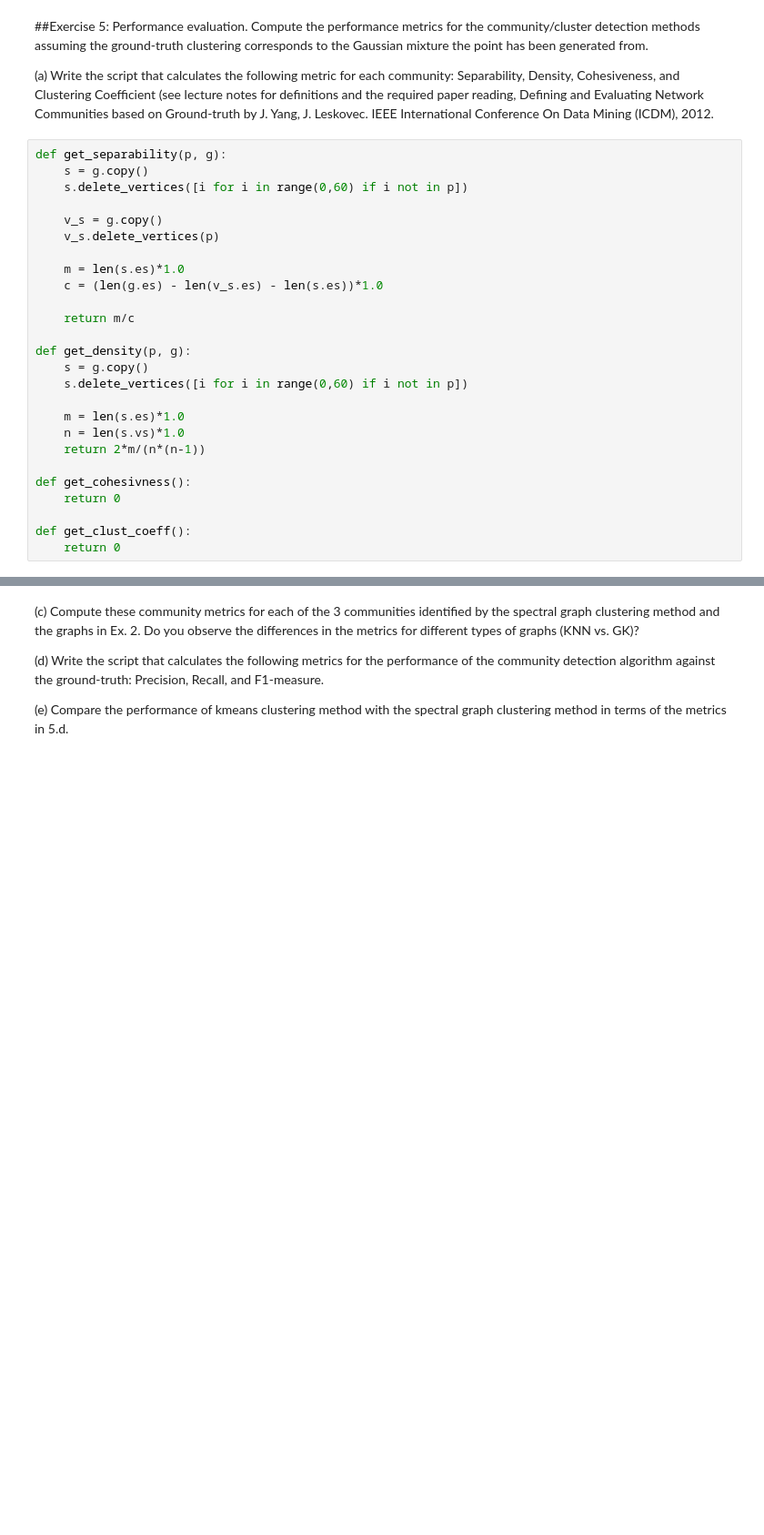
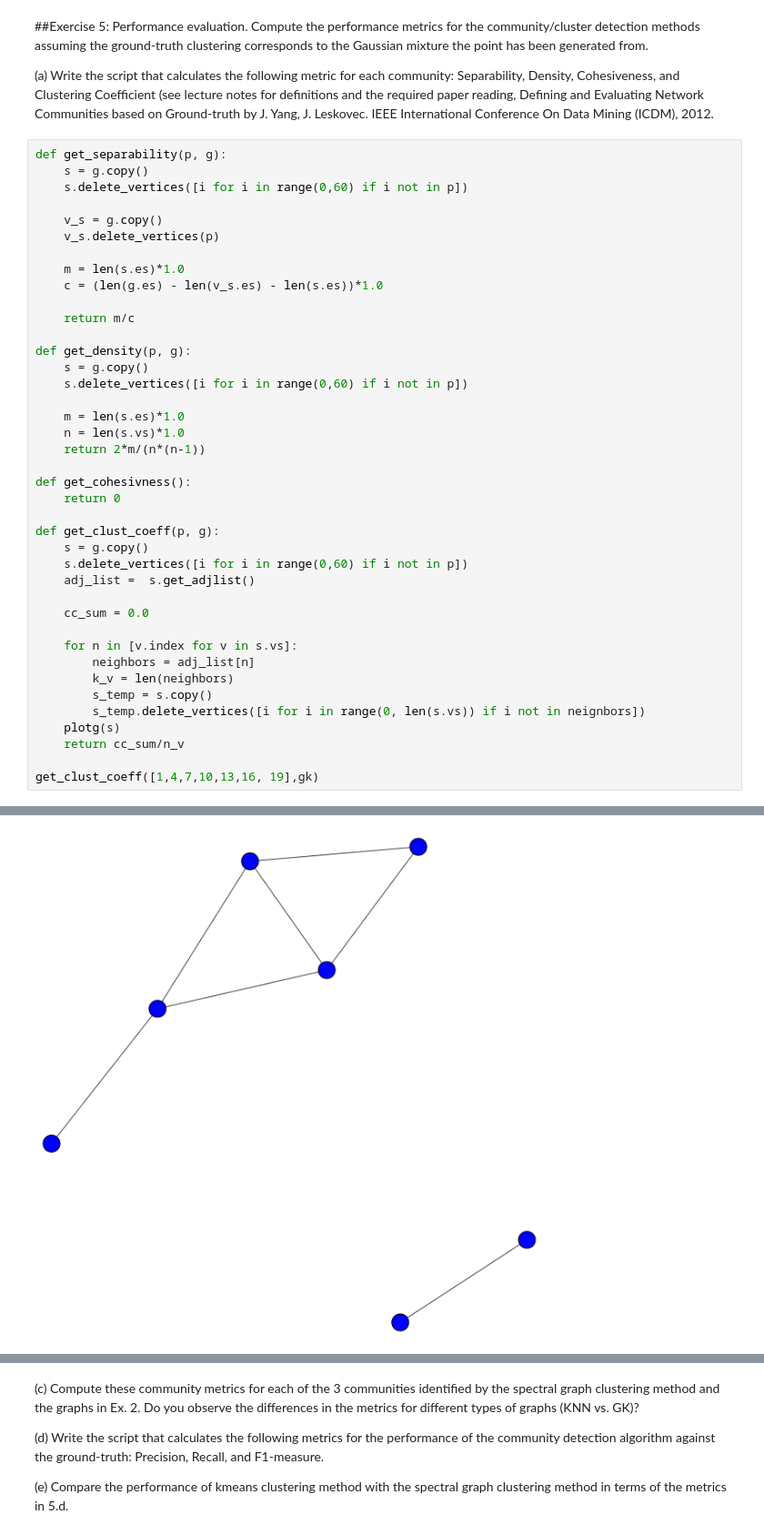
Before and after one commit to sagarjauhari/graph_mining, a Jupyter notebook: Graph Data Mining - L2.ipynb, the cells around one changed output, grey strips where cells are left out. Shown at 91% size. Cells and saved outputs as stored; diff of their text form; blank space fills up the shorter version.

Commit message:
Added func get_clustering_coefficient

```diff
--- a/Graph Data Mining - L2.ipynb
+++ b/Graph Data Mining - L2.ipynb
@@ -481,5 +481,20 @@ def get_density(p, g):
 def get_cohesivness():
     return 0
 
-def get_clust_coeff():
-    return 0
+def get_clust_coeff(p, g):
+    s = g.copy()
+    s.delete_vertices([i for i in range(0,60) if i not in p])
+    adj_list =  s.get_adjlist()
+
+    cc_sum = 0.0
+
+    for n in [v.index for v in s.vs]:
+        neighbors = adj_list[n]
+        k_v = len(neighbors)
+        s_temp = s.copy()
+        s_temp.delete_vertices([i for i in range(0, len(s.vs)) if i not in neignbors])
+    plotg(s)
+    return cc_sum/n_v
+
+get_clust_coeff([1,4,7,10,13,16, 19],gk)
+# %% [output]
@@ -485,0 +502 @@ def get_clust_coeff():
+[figure, added]
```
Also changed, not shown: parts of 1 cell of this notebook.
